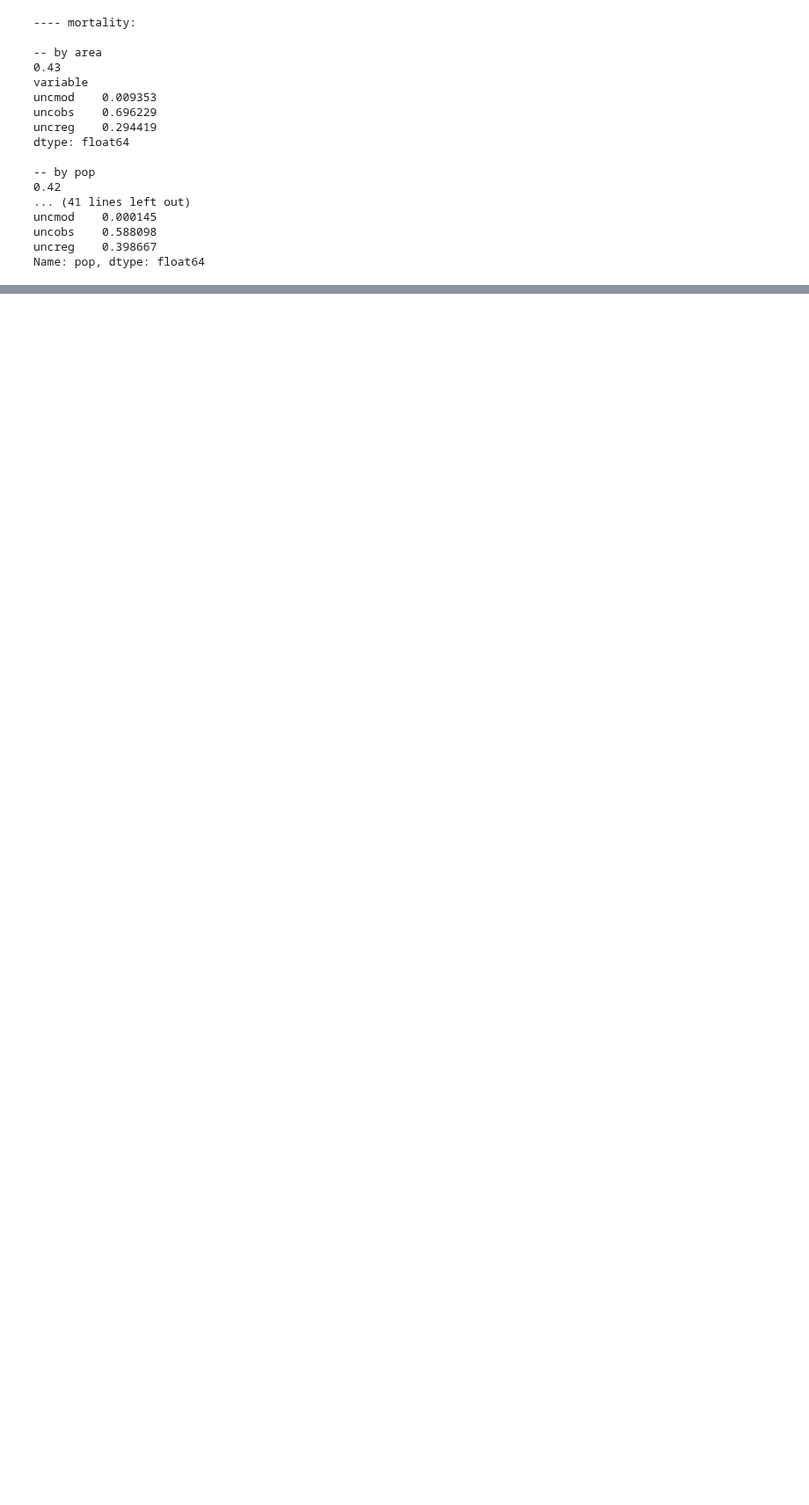
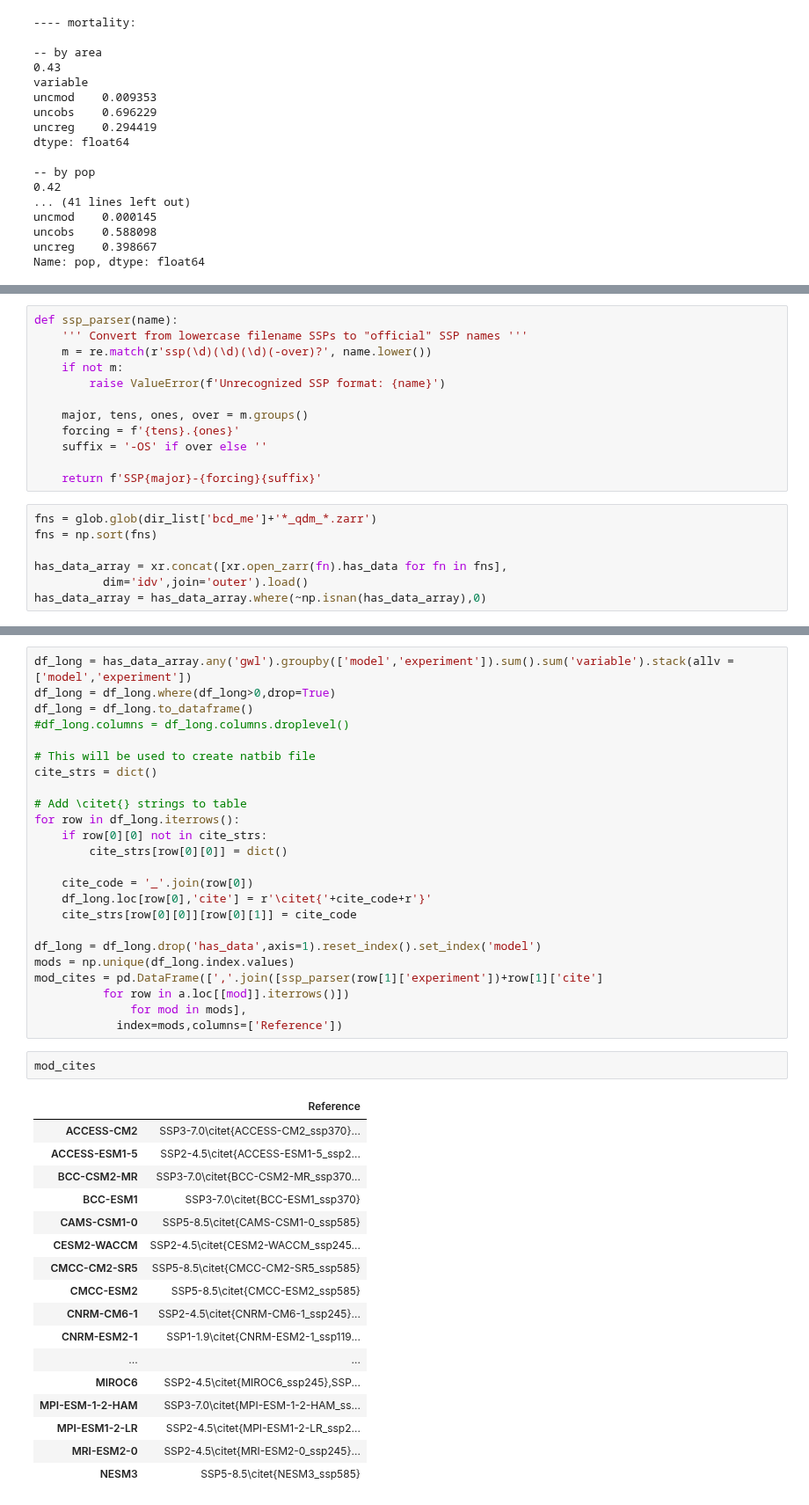
Before and after one commit to ks905383/impact_uncertainty, a Jupyter notebook: code/paper_numbers.ipynb, the cells around one changed output, grey strips where cells are left out. Shown at 88% size. Drawn from its saved outputs; the diff is of its cells as text; blank space fills up the shorter version.

```diff
--- a/code/paper_numbers.ipynb
+++ b/code/paper_numbers.ipynb
@@ -323,0 +326,19 @@ Name: pop, dtype: float64
+# %%
+def ssp_parser(name):
+    ''' Convert from lowercase filename SSPs to "official" SSP names '''
+    m = re.match(r'ssp(\d)(\d)(\d)(-over)?', name.lower())
+    if not m:
+        raise ValueError(f'Unrecognized SSP format: {name}')
+
+    major, tens, ones, over = m.groups()
+    forcing = f'{tens}.{ones}'
+    suffix = '-OS' if over else ''
+
+    return f'SSP{major}-{forcing}{suffix}'
+# %%
+fns = glob.glob(dir_list['bcd_me']+'*_qdm_*.zarr')
+fns = np.sort(fns)
+
+has_data_array = xr.concat([xr.open_zarr(fn).has_data for fn in fns],
+          dim='idv',join='outer').load()
+has_data_array = has_data_array.where(~np.isnan(has_data_array),0)
@@ -323,0 +400,44 @@ Name: pop, dtype: float64
+# %%
+df_long = has_data_array.any('gwl').groupby(['model','experiment']).sum().sum('variable').stack(allv = ['model','experiment'])
+df_long = df_long.where(df_long>0,drop=True)
+df_long = df_long.to_dataframe()
+#df_long.columns = df_long.columns.droplevel()
+
+# This will be used to create natbib file
+cite_strs = dict()
+
+# Add \citet{} strings to table
+for row in df_long.iterrows():
+    if row[0][0] not in cite_strs:
+        cite_strs[row[0][0]] = dict()
+
+    cite_code = '_'.join(row[0])
+    df_long.loc[row[0],'cite'] = r'\citet{'+cite_code+r'}'
+    cite_strs[row[0][0]][row[0][1]] = cite_code
+
+df_long = df_long.drop('has_data',axis=1).reset_index().set_index('model')
+mods = np.unique(df_long.index.values)
+mod_cites = pd.DataFrame([','.join([ssp_parser(row[1]['experiment'])+row[1]['cite']
+          for row in a.loc[[mod]].iterrows()])
+              for mod in mods],
+            index=mods,columns=['Reference'])
+# %%
+mod_cites
+# %% [output]
+|  | Reference |
+| ACCESS-CM2 | SSP3-7.0\citet{ACCESS-CM2_ssp370}... |
+| ACCESS-ESM1-5 | SSP2-4.5\citet{ACCESS-ESM1-5_ssp2... |
+| BCC-CSM2-MR | SSP3-7.0\citet{BCC-CSM2-MR_ssp370... |
+| BCC-ESM1 | SSP3-7.0\citet{BCC-ESM1_ssp370} |
+| CAMS-CSM1-0 | SSP5-8.5\citet{CAMS-CSM1-0_ssp585} |
+| CESM2-WACCM | SSP2-4.5\citet{CESM2-WACCM_ssp245... |
+| CMCC-CM2-SR5 | SSP5-8.5\citet{CMCC-CM2-SR5_ssp585} |
+| CMCC-ESM2 | SSP5-8.5\citet{CMCC-ESM2_ssp585} |
+| CNRM-CM6-1 | SSP2-4.5\citet{CNRM-CM6-1_ssp245}... |
+| CNRM-ESM2-1 | SSP1-1.9\citet{CNRM-ESM2-1_ssp119... |
+| ... | ... |
+| MIROC6 | SSP2-4.5\citet{MIROC6_ssp245},SSP... |
+| MPI-ESM-1-2-HAM | SSP3-7.0\citet{MPI-ESM-1-2-HAM_ss... |
+| MPI-ESM1-2-LR | SSP2-4.5\citet{MPI-ESM1-2-LR_ssp2... |
+| MRI-ESM2-0 | SSP2-4.5\citet{MRI-ESM2-0_ssp245}... |
+| NESM3 | SSP5-8.5\citet{NESM3_ssp585} |
```
Also changed, not shown: parts of 5 cells of this notebook, 18 other files.
